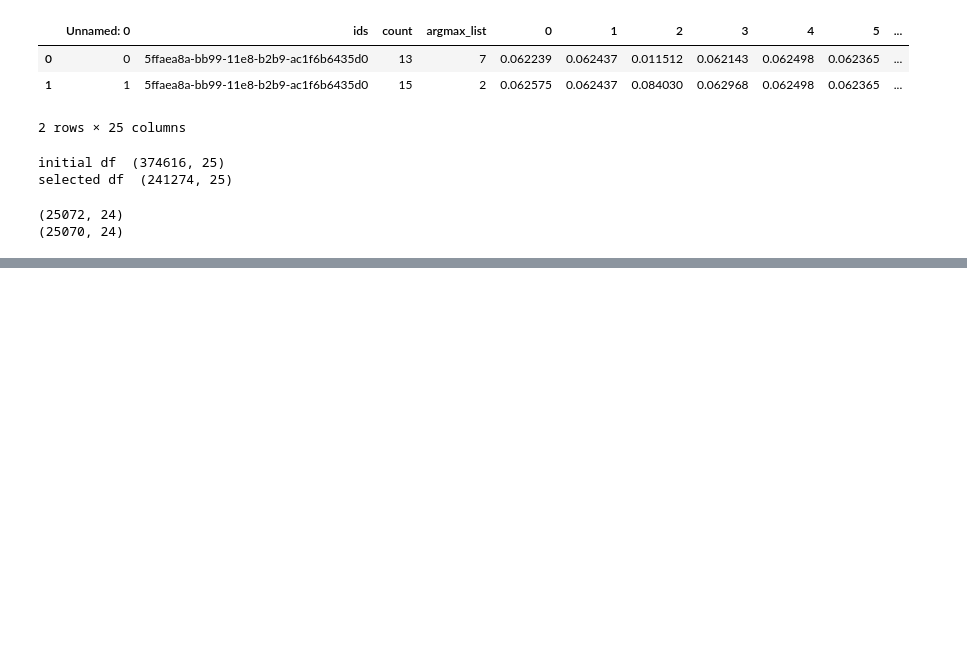
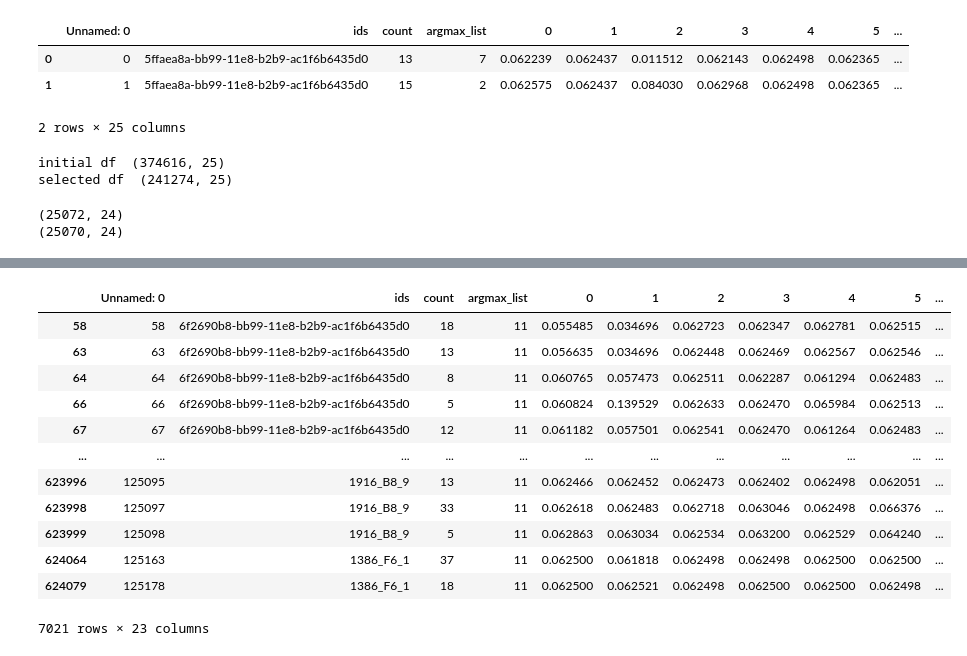
Before and after one commit to yuvaramsingh94/human_protein_atlas, a Jupyter notebook: code/notebook/oof.ipynb, the cells around one changed output, grey strips where cells are left out. Cells and saved outputs as stored; diff of their text form; code cells hidden in the pictures; blank space fills up the shorter version.

```diff
--- a/code/notebook/oof.ipynb
+++ b/code/notebook/oof.ipynb
@@ -511,0 +512,3 @@ train_df.to_csv('../../data/oof/train_v2.csv')
+# %%
+fold_0 = pd.read_csv(f'../../data/oof/un_filtered_1.csv')
+train_base_df = pd.read_csv('../../data/train_fold_v11.csv')
@@ -511,0 +525,16 @@ train_df.to_csv('../../data/oof/train_v2.csv')
+# %%
+fold_0[fold_0['argmax_list'] == 11]
+# %% [output]
+|  | Unnamed: 0 | ids | count | argmax_list | 0 | 1 | 2 | 3 | 4 | 5 | ... |
+| 58 | 58 | 6f2690b8-bb99-11e8-b2b9-ac1f6b6435d0 | 18 | 11 | 0.055485 | 0.034696 | 0.062723 | 0.062347 | 0.062781 | 0.062515 | ... |
+| 63 | 63 | 6f2690b8-bb99-11e8-b2b9-ac1f6b6435d0 | 13 | 11 | 0.056635 | 0.034696 | 0.062448 | 0.062469 | 0.062567 | 0.062546 | ... |
+| 64 | 64 | 6f2690b8-bb99-11e8-b2b9-ac1f6b6435d0 | 8 | 11 | 0.060765 | 0.057473 | 0.062511 | 0.062287 | 0.061294 | 0.062483 | ... |
+| 66 | 66 | 6f2690b8-bb99-11e8-b2b9-ac1f6b6435d0 | 5 | 11 | 0.060824 | 0.139529 | 0.062633 | 0.062470 | 0.065984 | 0.062513 | ... |
+| 67 | 67 | 6f2690b8-bb99-11e8-b2b9-ac1f6b6435d0 | 12 | 11 | 0.061182 | 0.057501 | 0.062541 | 0.062470 | 0.061264 | 0.062483 | ... |
+| ... | ... | ... | ... | ... | ... | ... | ... | ... | ... | ... | ... |
+| 623996 | 125095 | 1916_B8_9 | 13 | 11 | 0.062466 | 0.062452 | 0.062473 | 0.062402 | 0.062498 | 0.062051 | ... |
+| 623998 | 125097 | 1916_B8_9 | 33 | 11 | 0.062618 | 0.062483 | 0.062718 | 0.063046 | 0.062498 | 0.066376 | ... |
+| 623999 | 125098 | 1916_B8_9 | 5 | 11 | 0.062863 | 0.063034 | 0.062534 | 0.063200 | 0.062529 | 0.064240 | ... |
+| 624064 | 125163 | 1386_F6_1 | 37 | 11 | 0.062500 | 0.061818 | 0.062498 | 0.062498 | 0.062500 | 0.062500 | ... |
+| 624079 | 125178 | 1386_F6_1 | 18 | 11 | 0.062500 | 0.062521 | 0.062498 | 0.062500 | 0.062500 | 0.062498 | ... |
+7021 rows × 23 columns
```
Also changed, not shown: parts of 7 cells of this notebook, 10 other files.
